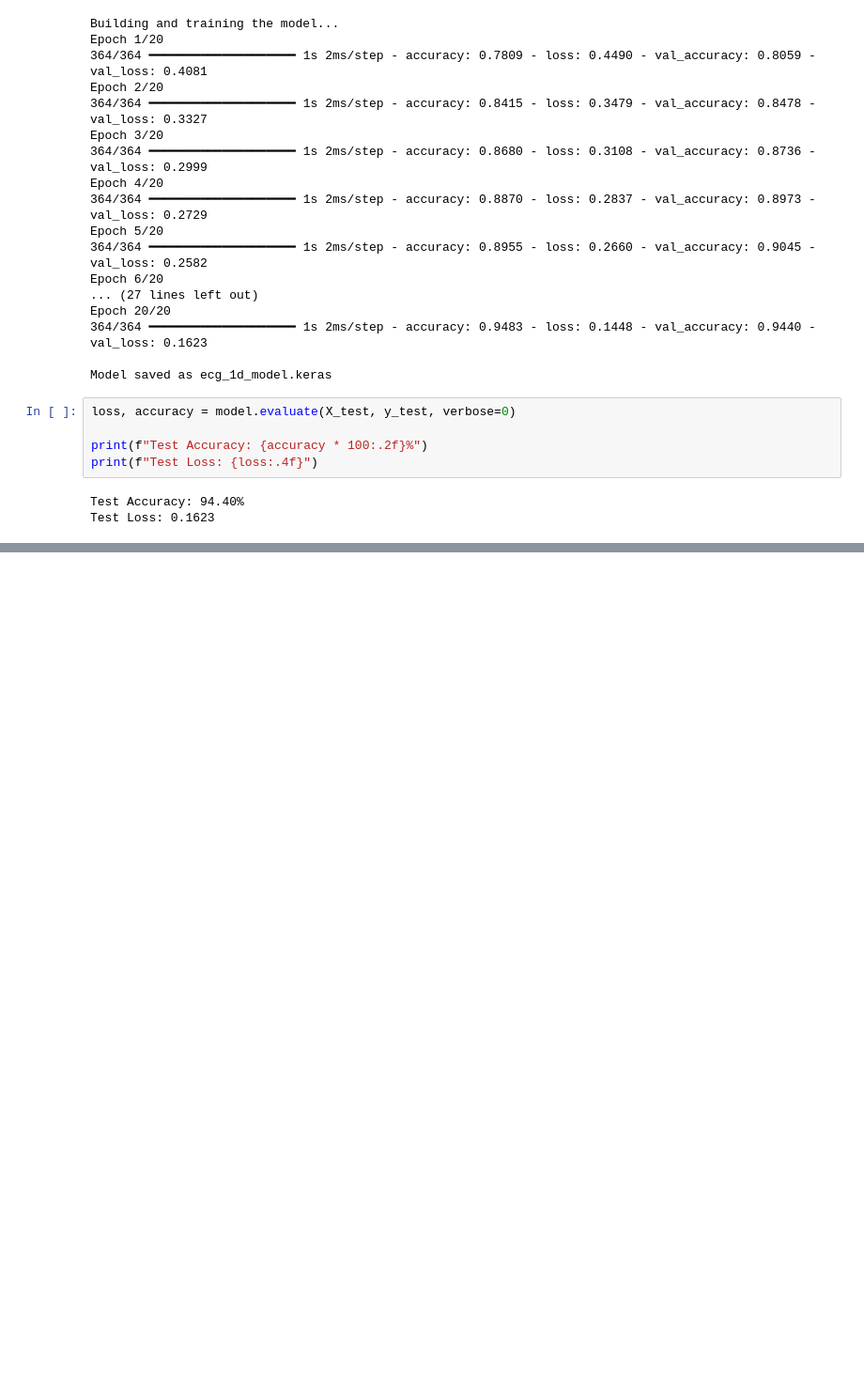
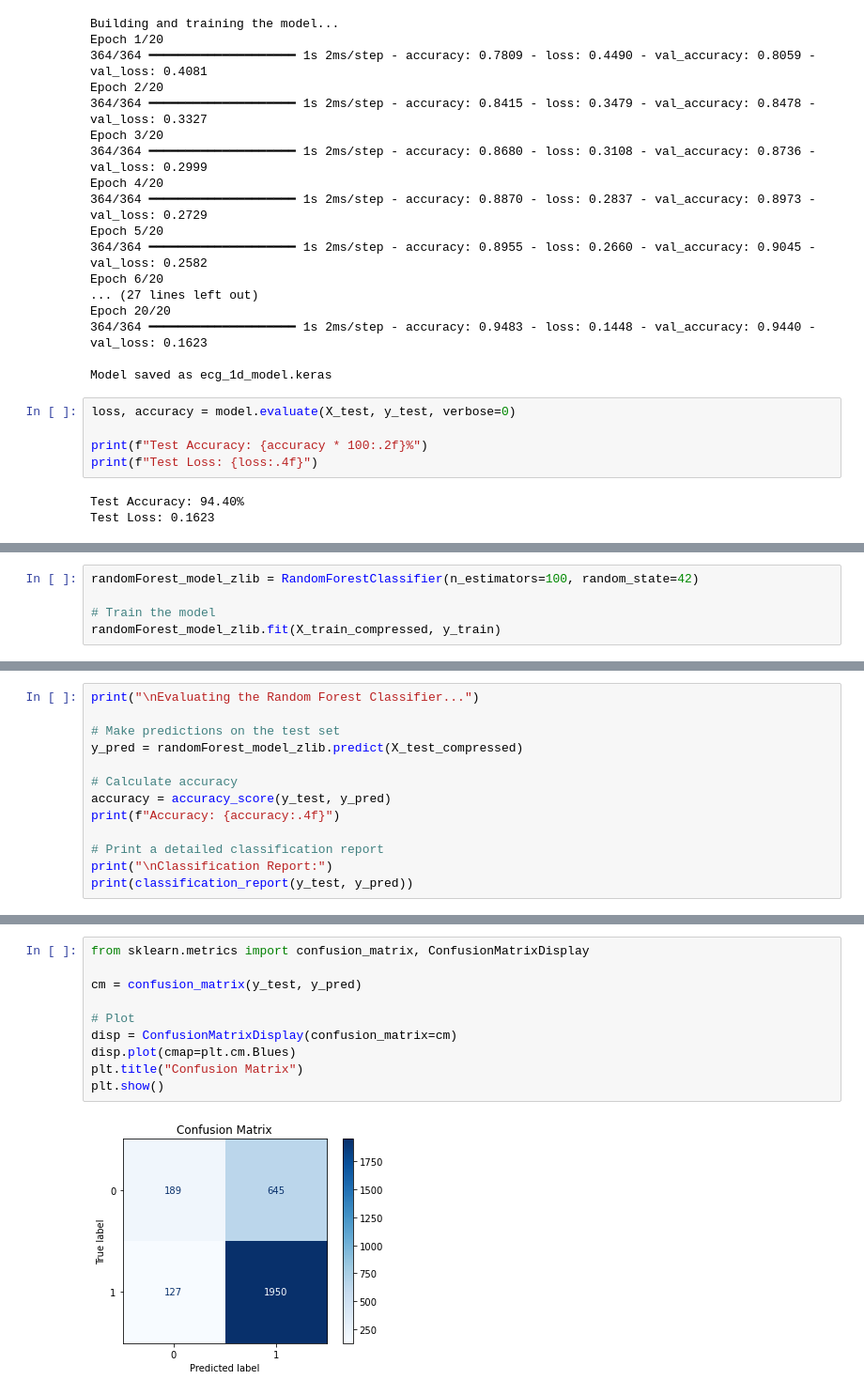
Before and after one commit to DeveshKapil/IOMT_Efficiency_Test, a Jupyter notebook: Iotm.ipynb, the cells around one changed output, grey strips where cells are left out. Shown: that part at 94% size. Drawn from its saved outputs; the diff is of its cells as text; blank space fills up the shorter version.

```diff
--- a/Iotm.ipynb
+++ b/Iotm.ipynb
@@ -714,0 +794,5 @@ Test Loss: 0.1623
+# %%
+randomForest_model_zlib = RandomForestClassifier(n_estimators=100, random_state=42)
+
+# Train the model
+randomForest_model_zlib.fit(X_train_compressed, y_train)
@@ -714,0 +801,13 @@ Test Loss: 0.1623
+# %%
+print("\nEvaluating the Random Forest Classifier...")
+
+# Make predictions on the test set
+y_pred = randomForest_model_zlib.predict(X_test_compressed)
+
+# Calculate accuracy
+accuracy = accuracy_score(y_test, y_pred)
+print(f"Accuracy: {accuracy:.4f}")
+
+# Print a detailed classification report
+print("\nClassification Report:")
+print(classification_report(y_test, y_pred))
@@ -714,0 +827,12 @@ Test Loss: 0.1623
+# %%
+from sklearn.metrics import confusion_matrix, ConfusionMatrixDisplay
+
+cm = confusion_matrix(y_test, y_pred)
+
+# Plot
+disp = ConfusionMatrixDisplay(confusion_matrix=cm)
+disp.plot(cmap=plt.cm.Blues)
+plt.title("Confusion Matrix")
+plt.show()
+# %% [output]
+[figure, added]
```
Also changed, not shown: parts of 37 cells of this notebook, 27 other files.
